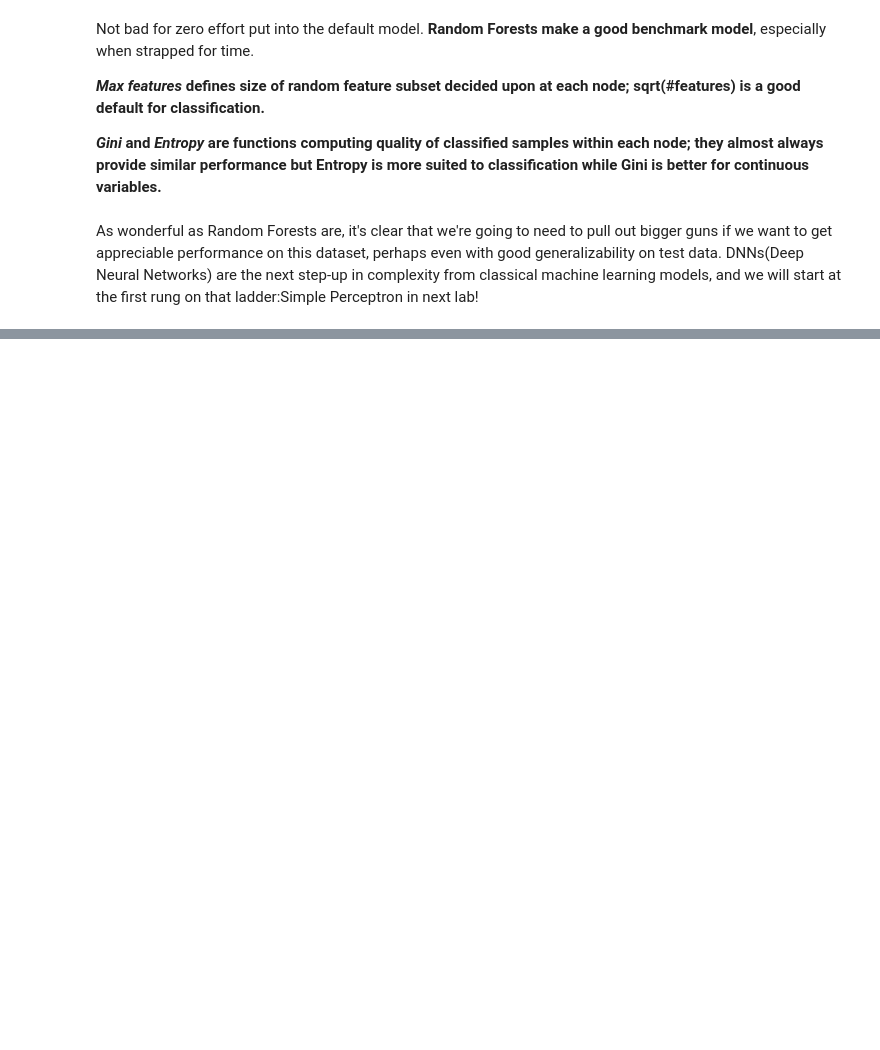
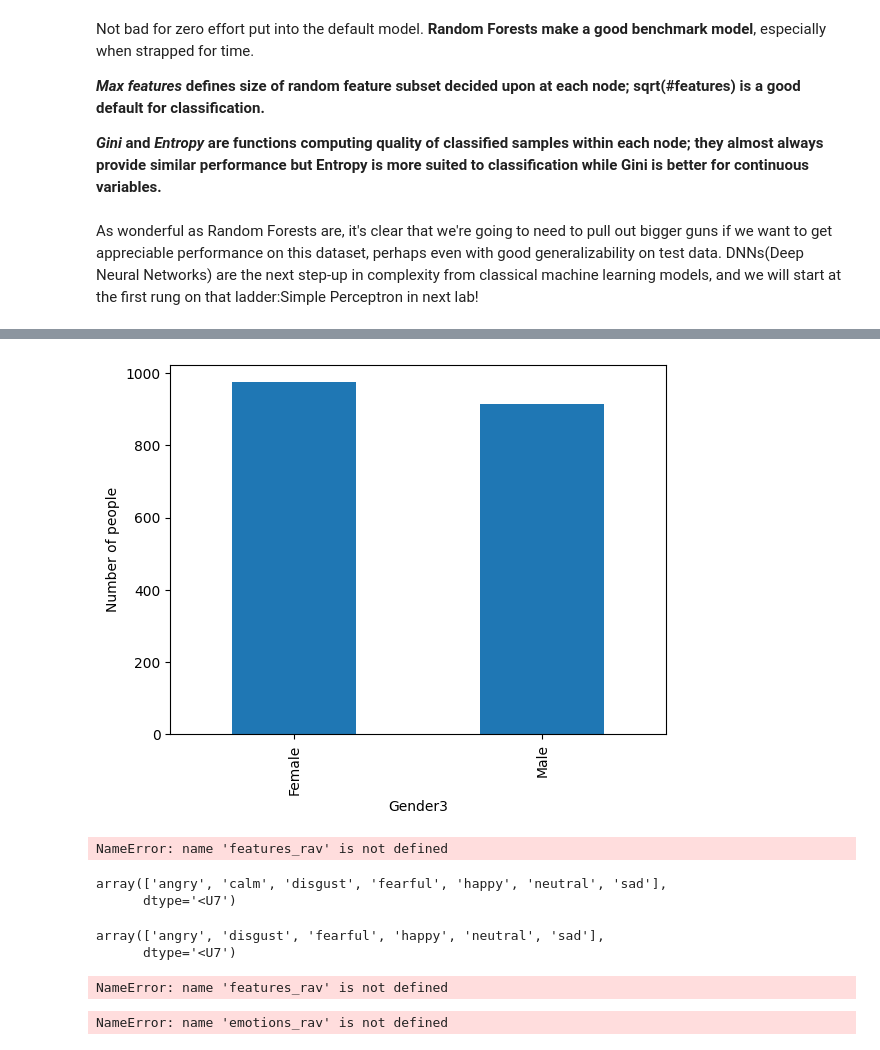
Before and after one commit to SorrenJ/Week3-Machine_Learning, a Jupyter notebook: Week_3_MachineLearning.ipynb, the cells around one changed output, grey strips where cells are left out. Drawn from its saved outputs; the diff is of its cells as text; code cells hidden in the pictures; blank space fills up the shorter version.

```diff
--- a/Week_3_MachineLearning.ipynb
+++ b/Week_3_MachineLearning.ipynb
@@ -573,0 +784,33 @@ As wonderful as Random Forests are, it's clear that we're going to need to pull
+# %%
+import matplotlib.pyplot as py
+import seaborn as sea
+
+gender_merged_df.groupby('Gender3').size().plot(kind='bar', stacked=True)
+py.ylabel('Number of people')
+py.show()
+# %% [output]
+[figure, added]
+# %%
+features_rav.shape, emotions_rav.shape, features_emodb.shape, emotions_emodb.shape
+# %% [output]
+NameError: name 'features_rav' is not defined
+# %%
+np.unique(emotions_rav)
+# %% [output]
+array(['angry', 'calm', 'disgust', 'fearful', 'happy', 'neutral', 'sad'],
+      dtype='<U7')
+# %%
+np.unique(emotions_emodb)
+# %% [output]
+array(['angry', 'disgust', 'fearful', 'happy', 'neutral', 'sad'],
+      dtype='<U7')
+# %%
+features_merged = np.vstack((features_rav, features_emodb))
+df =dataframe_features(features_merged)
+df
+# %% [output]
+NameError: name 'features_rav' is not defined
+# %%
+emotions_rav
+# %% [output]
+NameError: name 'emotions_rav' is not defined
```
Also changed, not shown: parts of 28 cells of this notebook.
